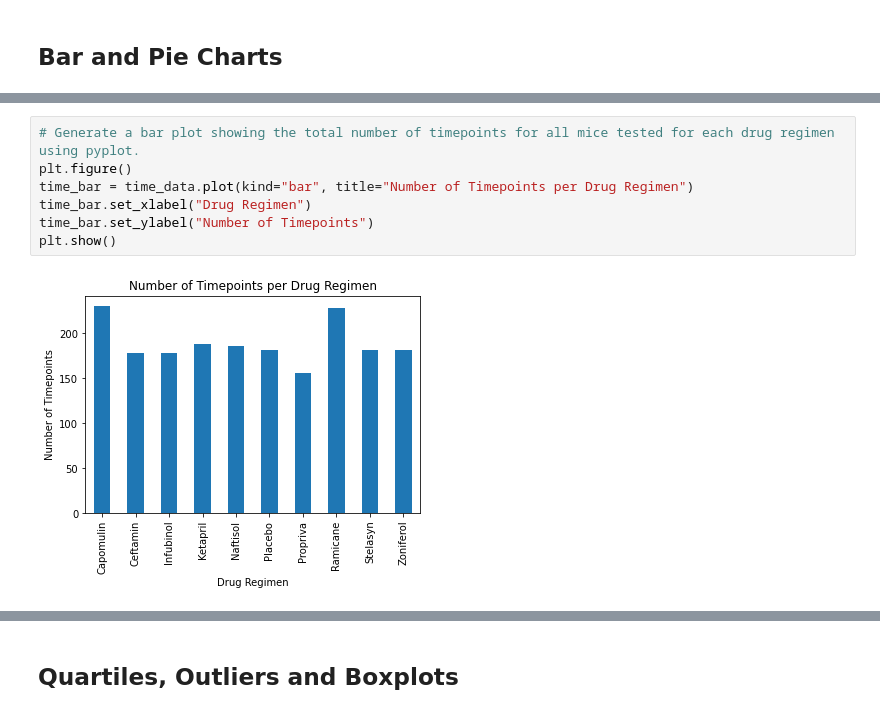
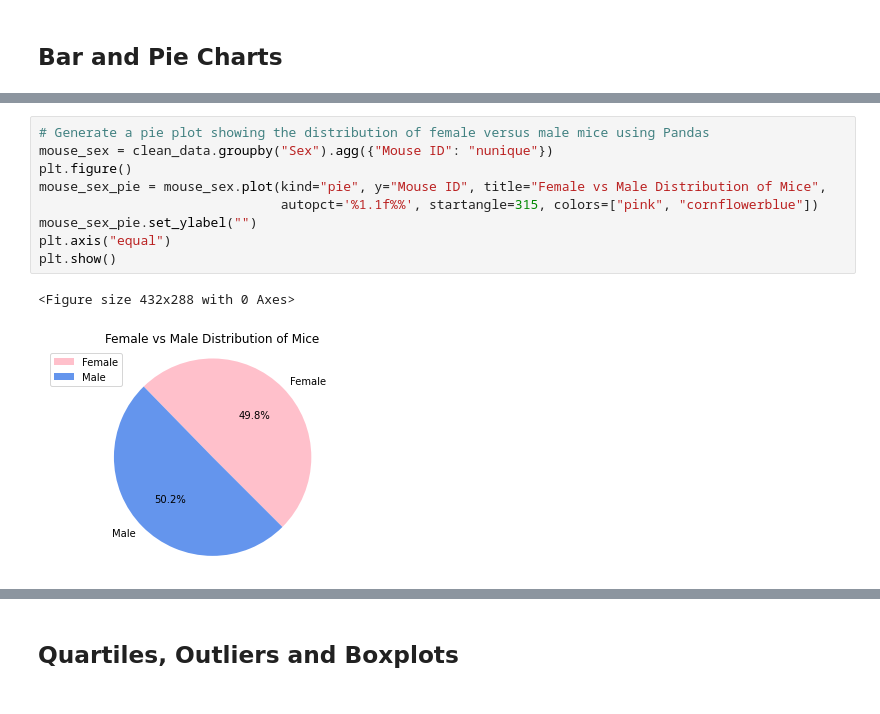
Before and after one commit to josephmarch/Pymaceuticals, a Jupyter notebook: pymaceuticals_starter.ipynb, the cells around one changed output, grey strips where cells are left out. Drawn from its saved outputs; the diff is of its cells as text.

```diff
--- a/pymaceuticals_starter.ipynb
+++ b/pymaceuticals_starter.ipynb
@@ -140,10 +151,13 @@ plt.show()
-# %%
-# Generate a bar plot showing the total number of timepoints for all mice tested for each drug regimen using pyplot.
-plt.figure()
-time_bar = time_data.plot(kind="bar", title="Number of Timepoints per Drug Regimen")
-time_bar.set_xlabel("Drug Regimen")
-time_bar.set_ylabel("Number of Timepoints")
-plt.show()
-# %% [output]
-[figure, removed]
+# %%
+# Generate a pie plot showing the distribution of female versus male mice using Pandas
+mouse_sex = clean_data.groupby("Sex").agg({"Mouse ID": "nunique"})
+plt.figure()
+mouse_sex_pie = mouse_sex.plot(kind="pie", y="Mouse ID", title="Female vs Male Distribution of Mice",
+                               autopct='%1.1f%%', startangle=315, colors=["pink", "cornflowerblue"])
+mouse_sex_pie.set_ylabel("")
+plt.axis("equal")
+plt.show()
+# %% [output]
+<Figure size 432x288 with 0 Axes>
+[figure, added]
 # %%
```
Also changed, not shown: parts of 4 cells of this notebook.
